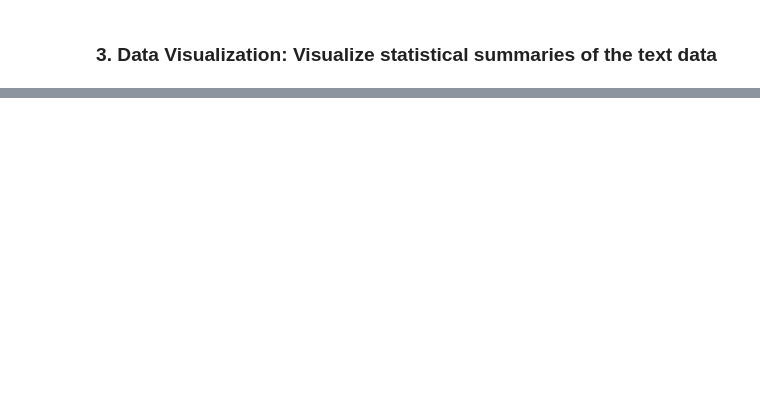
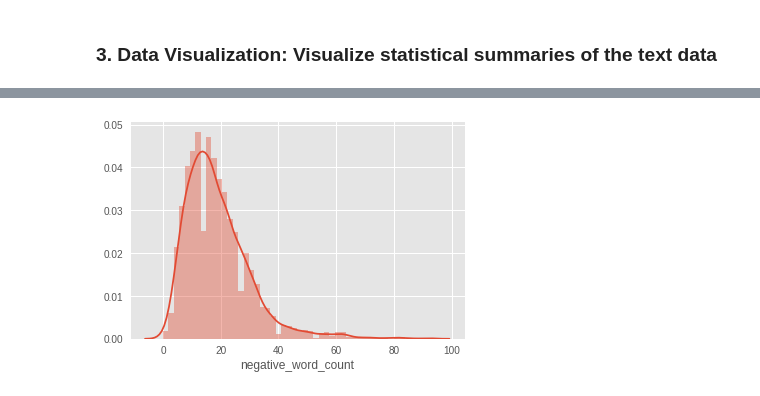
Before and after one commit to avirajs/ML_Proj1, a Jupyter notebook: Project1.ipynb, the cells around one changed output, grey strips where cells are left out. Saved outputs shown, nothing was run; the diff lists cells and outputs as text; code cells hidden in the pictures; blank space fills up the shorter version.

```diff
--- a/Project1.ipynb
+++ b/Project1.ipynb
@@ -220,0 +345,4 @@ dtype: int64
+# %%
+sns.distplot(data_stats.negative_word_count);
+# %% [output]
+[figure, added]
```
Also changed, not shown: parts of 50 cells of this notebook.
